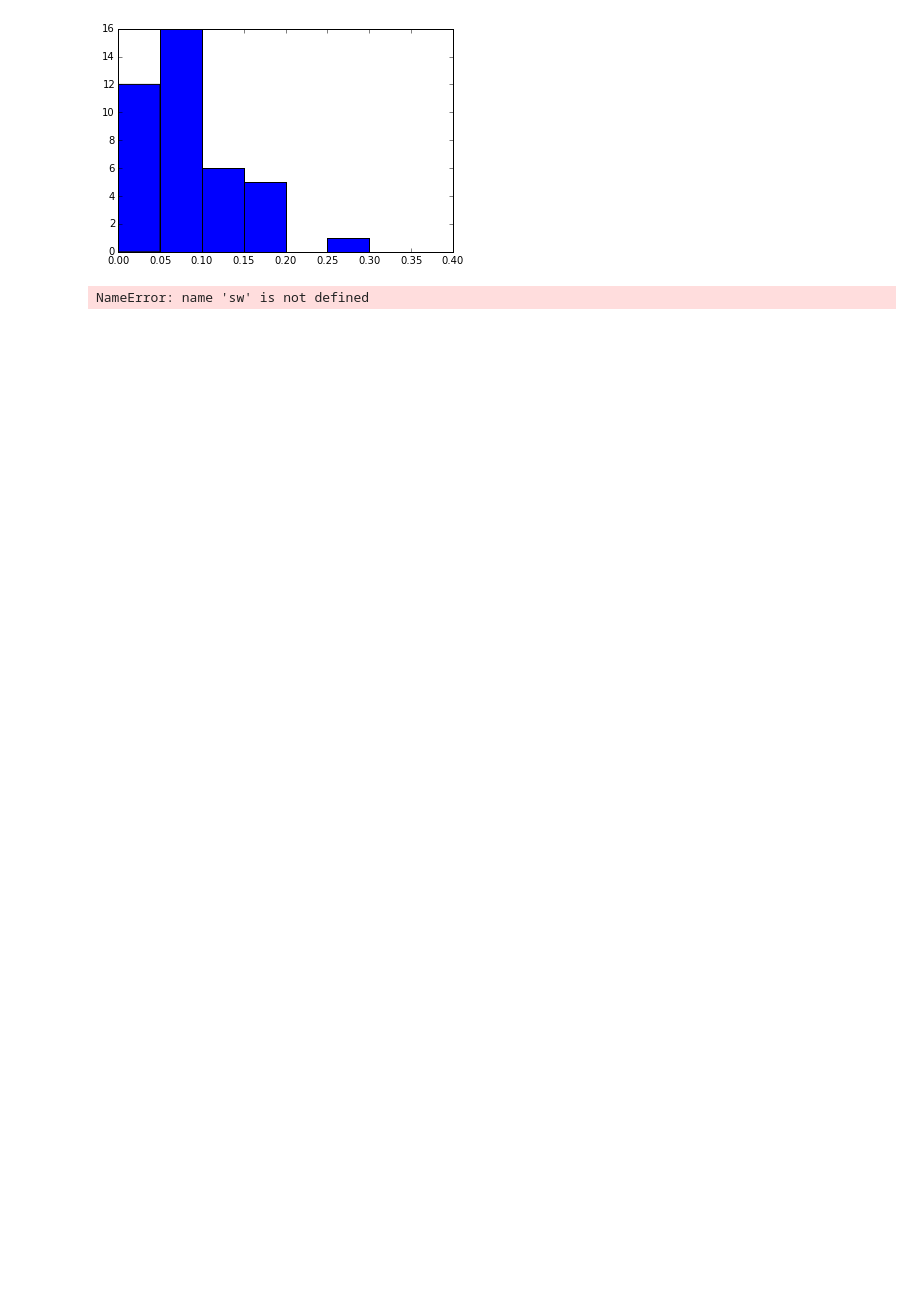
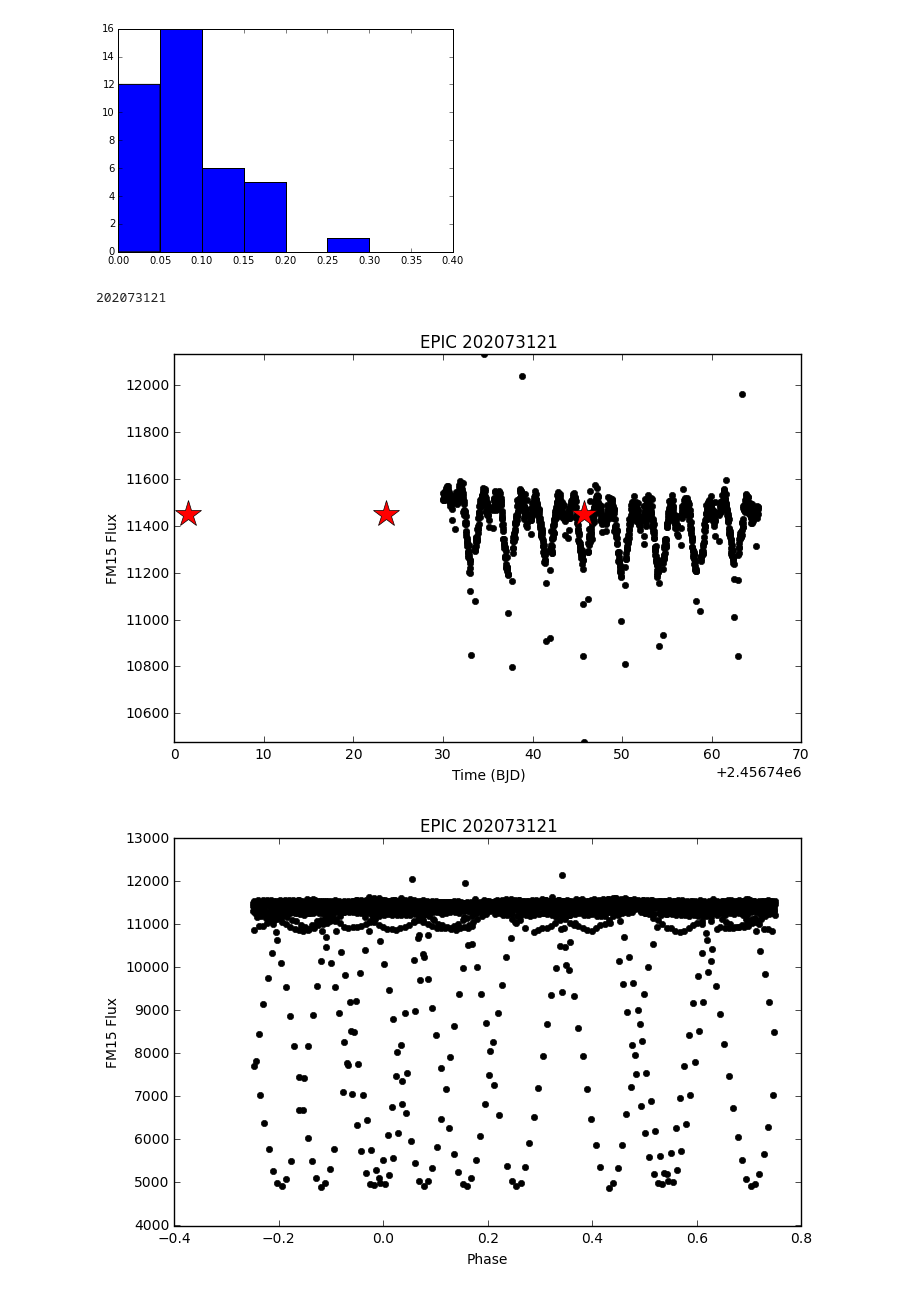
Before and after one commit to jmbhughes/swarced, a Jupyter notebook: recover_many_planets.ipynb, the cells around one changed output. Drawn from its saved outputs; the diff is of its cells as text; code cells hidden in the pictures; blank space fills up the shorter version.

Commit message:
added tail to all and explored injected results

```diff
--- a/recover_many_planets.ipynb
+++ b/recover_many_planets.ipynb
@@ -58,6 +67,7 @@ for fn in contents:
 inj_period, inj_rpbyrs, inj_tdepth=np.array(inj_period), np.array(inj_rpbyrs), np.array(inj_tdepth)
 inj_tctime, inj_prad, inj_srad = np.array(inj_tctime), np.array(inj_prad), np.array(inj_srad)
 inj_smass, inj_impact =np.array(inj_smass), np.array(inj_impact)
+inj_center = np.array(inj_center)
 # %%
 contents, ref, epicid = np.array(contents), np.array(ref), np.array(epicid)
 # %%
@@ -212,3 +222,4 @@ contents_h, epicid_h, eb_period_h = contents[mask], epicid[mask], eb_period[mask
 inj_period_h, inj_rpbyrs_h, inj_tdepth_h, inj_tctime_h = inj_period[mask], inj_rpbyrs[mask], inj_tdepth[mask], inj_tctime[mask]
 inj_prad_h, inj_srad_h, inj_smass_h, inj_impact_h = inj_prad[mask], inj_srad[mask], inj_smass[mask], inj_impact[mask]
 success_h , recovered_period_h= success[mask], recovered_period[mask]
+inj_center_h = inj_center[mask]
@@ -226,7 +233,19 @@ pl.hist(ref[refrows_h]['pwidth'],np.arange(0,0.4,0.05))
 pl.show()
 # %% [output]
 [figure]
-# %%
-sw
-# %% [output]
-NameError: name 'sw' is not defined
+# %%
+epicid_h[i-1]
+# %% [output]
+202073121
+# %%
+i=0
+# %%
+r = ref[refrows[i]]
+sw.plot_lc(epicid_h[i], 0,inpath="/k2_data/c0_known_EB_lc/",tail="_injected_clip",injected=True)
+sw.plot_phase(epicid_h[i], 0,r['period'], r['bjd0'], inpath="/k2_data/c0_known_EB_lc/",tail="_injected")
+sw.plot_phase(epicid_h[i], 0,inj_period_h[i], inj_center_h[i], inpath="/k2_data/c0_known_EB_lc/",tail="_injected")
+sw.plot_phase(epicid_h[i], 0,inj_period_h[i], inj_center_h[i], inpath="/k2_data/c0_known_EB_lc/",tail="_injected_clip")
+i+=1
+# %% [output]
+[figure, added]
+[figure, added]
```
Also changed, not shown: parts of 14 cells of this notebook, 1 other file.
